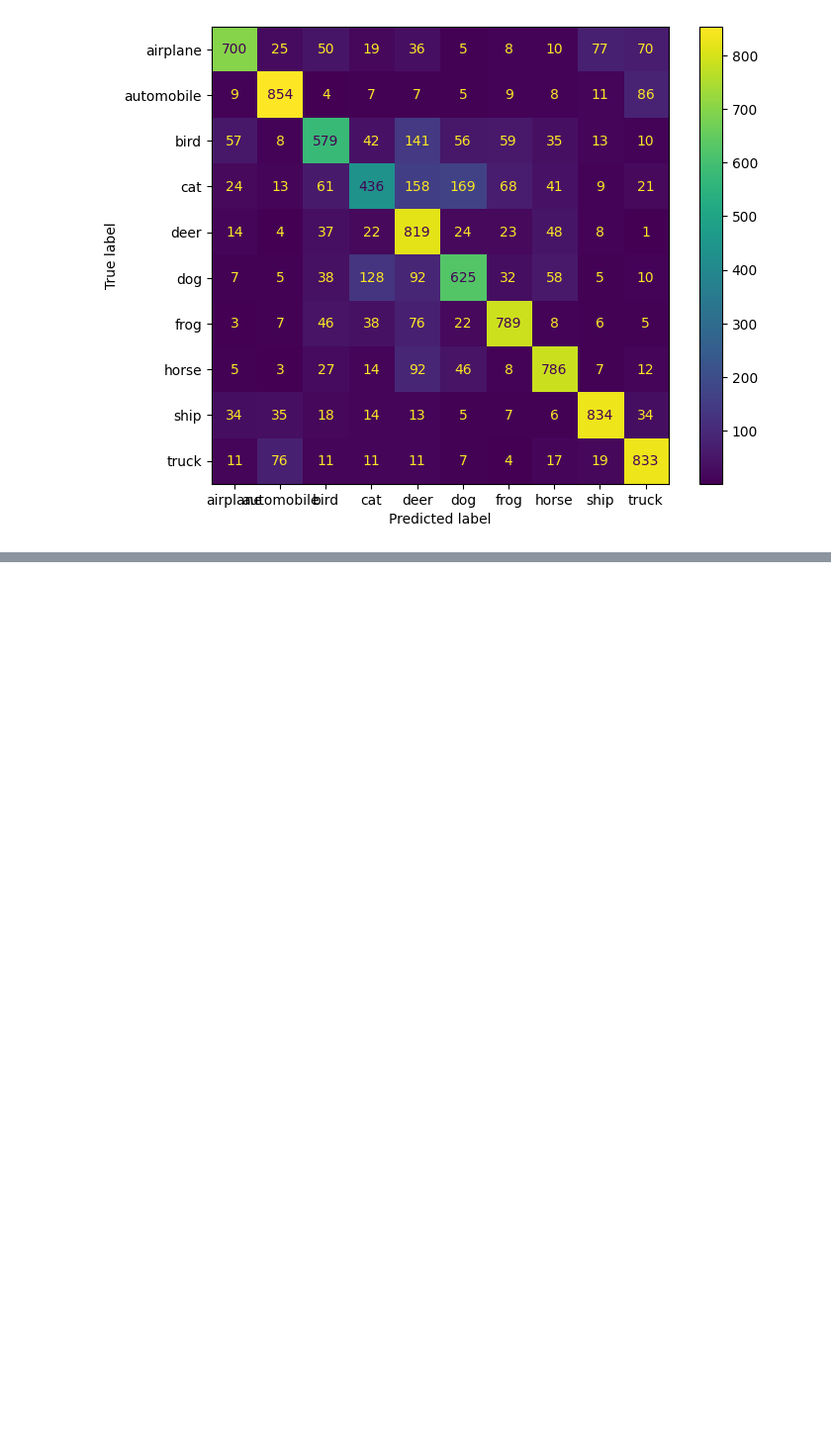
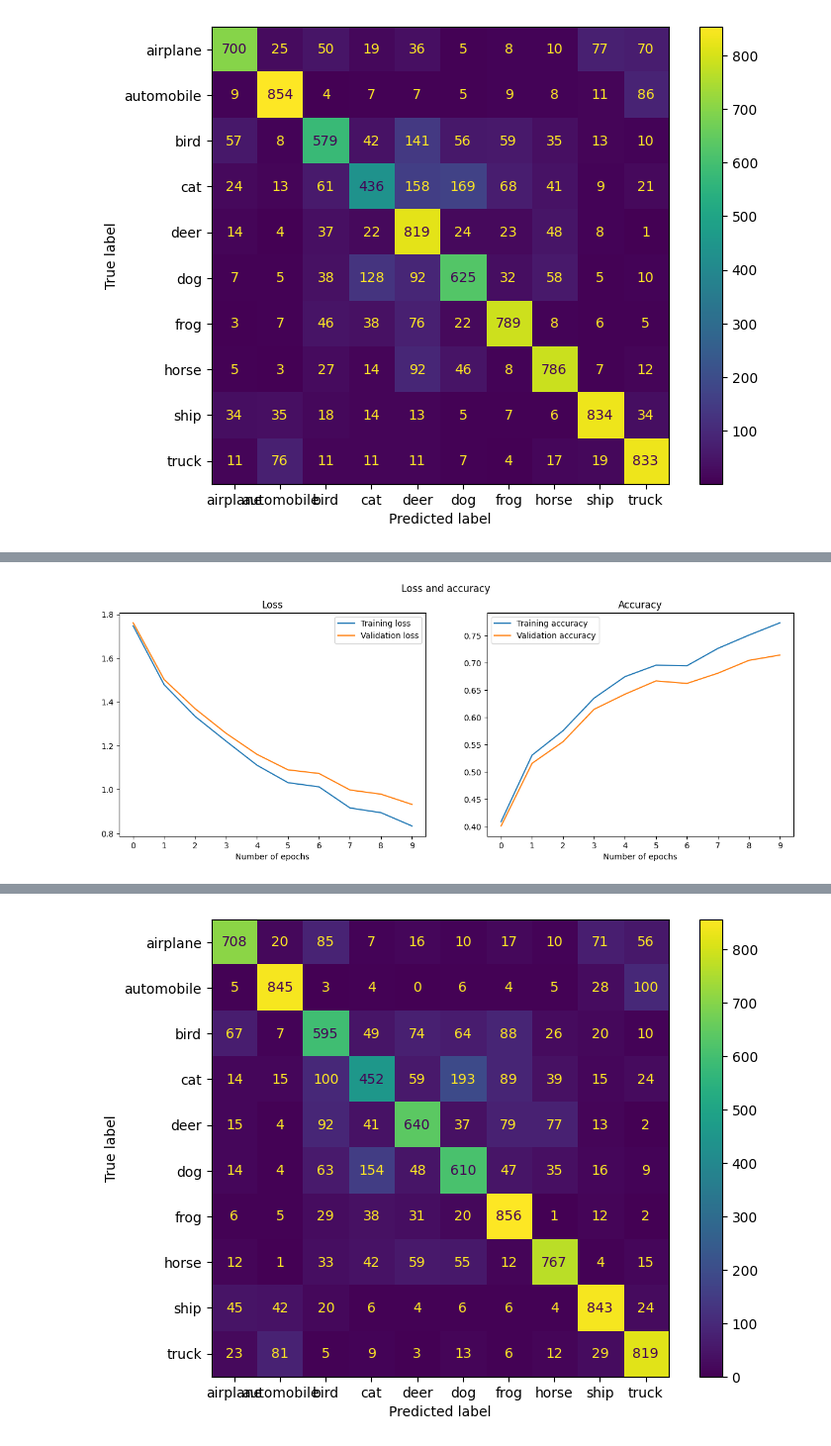
Before and after one commit to BiroAd/cnn_from_scratch, a Jupyter notebook: cnn_from_scratch.ipynb, the cells around one changed output, grey strips where cells are left out. Shown at 99% size. Cells and saved outputs as stored; diff of their text form; code cells hidden in the pictures; blank space fills up the shorter version.

```diff
--- a/cnn_from_scratch.ipynb
+++ b/cnn_from_scratch.ipynb
@@ -611,0 +607,8 @@ The test accuracy: 0.7106.  The test loss: 0.9326523570002963.
+# %%
+network = Network(
+        [Convolutional_layer(32, 3, 3), ReLU(), MaxPoolingLayer(), Dropout(0.15),  Convolutional_layer(48, 3, 32),
+         ReLU(), MaxPoolingLayer(), Dropout(0.15),  Convolutional_layer(64, 3, 48), ReLU(), MaxPoolingLayer(),
+         Dropout(0.15), Flatten(), Linear(1024, 128), ReLU(), Dropout(0.4), Linear(128, 10), SoftMax()])
+
+network.batch_gradient_descent(x_train, y_train, x_test, y_test, 10, 64, 0.001)
+# %% [output]
@@ -611,0 +625 @@ The test accuracy: 0.7106.  The test loss: 0.9326523570002963.
+[figure, added]
@@ -611,0 +627 @@ The test accuracy: 0.7106.  The test loss: 0.9326523570002963.
+[figure, added]
```
Also changed, not shown: parts of 10 cells of this notebook.
